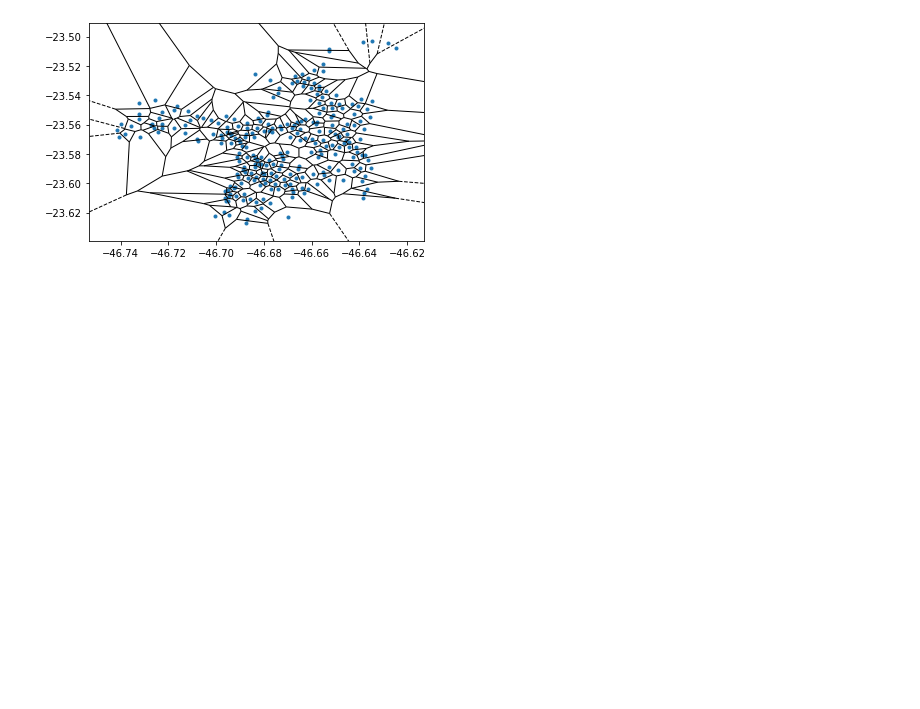
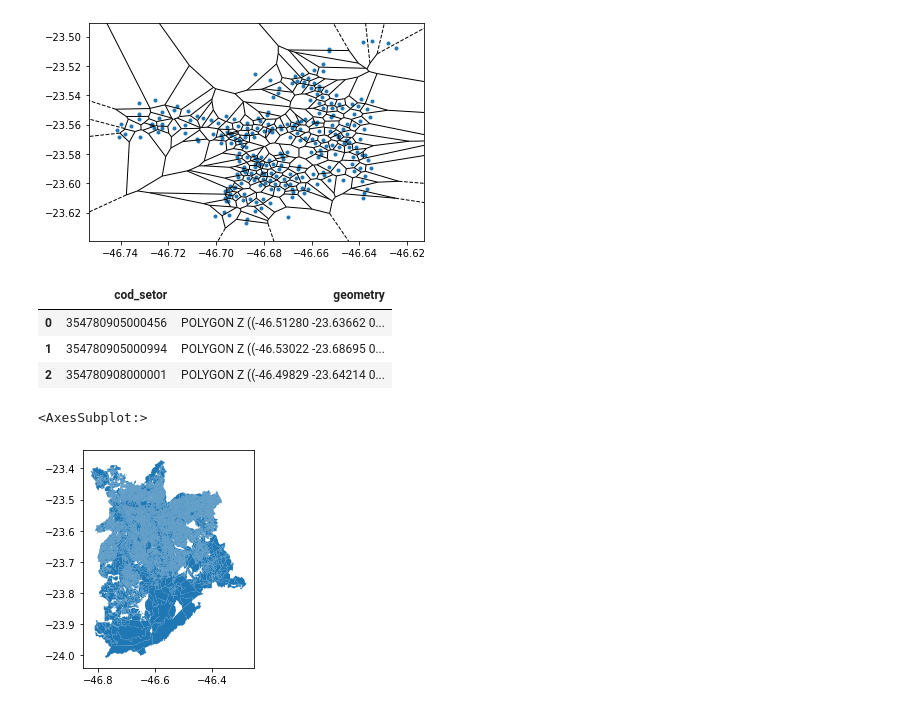
Before and after one commit to camillebobsin/gbfs, a Jupyter notebook: voronoi_diagram.ipynb, the cells around one changed output. Saved outputs shown, nothing was run; the diff lists cells and outputs as text; code cells hidden in the pictures; blank space fills up the shorter version.

```diff
--- a/voronoi_diagram.ipynb
+++ b/voronoi_diagram.ipynb
@@ -128,3 +133,17 @@ fig = voronoi_plot_2d(vor, show_vertices=False)
 plt.show()
 # %% [output]
 [figure]
+# %%
+# Grid geometry of each census sector
+grid = gpd.read_file('setores_sp_metropolitano.shp')
+grid.head(3)
+# %% [output]
+|  | cod_setor | geometry |
+| 0 | 354780905000456 | POLYGON Z ((-46.51280 -23.63662 0... |
+| 1 | 354780905000994 | POLYGON Z ((-46.53022 -23.68695 0... |
+| 2 | 354780908000001 | POLYGON Z ((-46.49829 -23.64214 0... |
+# %%
+grid.plot()
+# %% [output]
+<AxesSubplot:>
+[figure, added]
```
Also changed, not shown: parts of 21 cells of this notebook.
